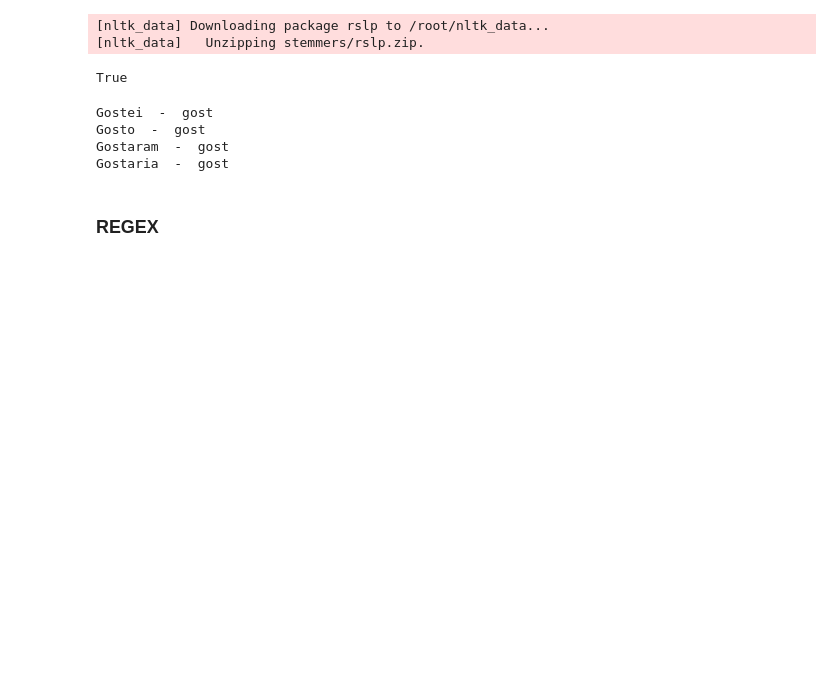
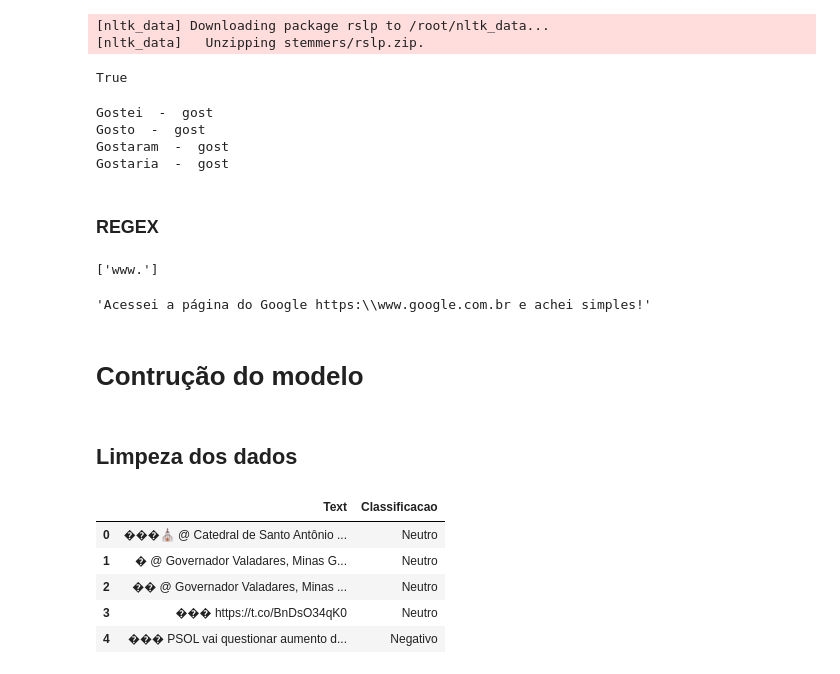
Before and after one commit to fabriciodadosbr/classificacao-emocoes-nlp, a Jupyter notebook: Analise_nlp.ipynb, the cells around one changed output. Saved outputs shown, nothing was run; the diff lists cells and outputs as text; code cells hidden in the pictures; blank space fills up the shorter version.

```diff
--- a/Analise_nlp.ipynb
+++ b/Analise_nlp.ipynb
@@ -602,0 +613,23 @@ Gostaria  -  gost
+# %%
+#Localizar na frase
+re.findall('w...',frase_exemplo)
+# %% [output]
+['www.']
+# %%
+re.sub('https:\\www.',' ',frase_exemplo)
+# %% [output]
+'Acessei a página do Google https:\\www.google.com.br e achei simples!'
+# %% [markdown]
+# Contrução do modelo
+# %% [markdown]
+## Limpeza dos dados
+# %%
+dados_modelo = base_dados[['Text','Classificacao']]
+dados_modelo.head()
+# %% [output]
+|  | Text | Classificacao |
+| 0 | ���⛪ @ Catedral de Santo Antônio ... | Neutro |
+| 1 | � @ Governador Valadares, Minas G... | Neutro |
+| 2 | �� @ Governador Valadares, Minas ... | Neutro |
+| 3 | ��� https://t.co/BnDsO34qK0 | Neutro |
+| 4 | ��� PSOL vai questionar aumento d... | Negativo |
```
Also changed, not shown: parts of 22 cells of this notebook.
